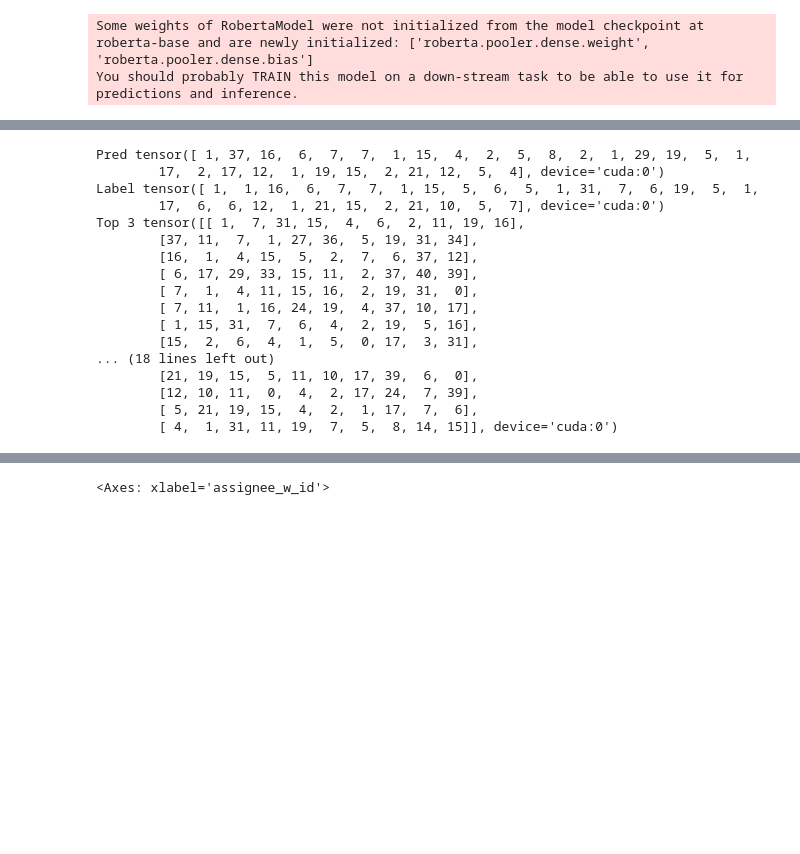
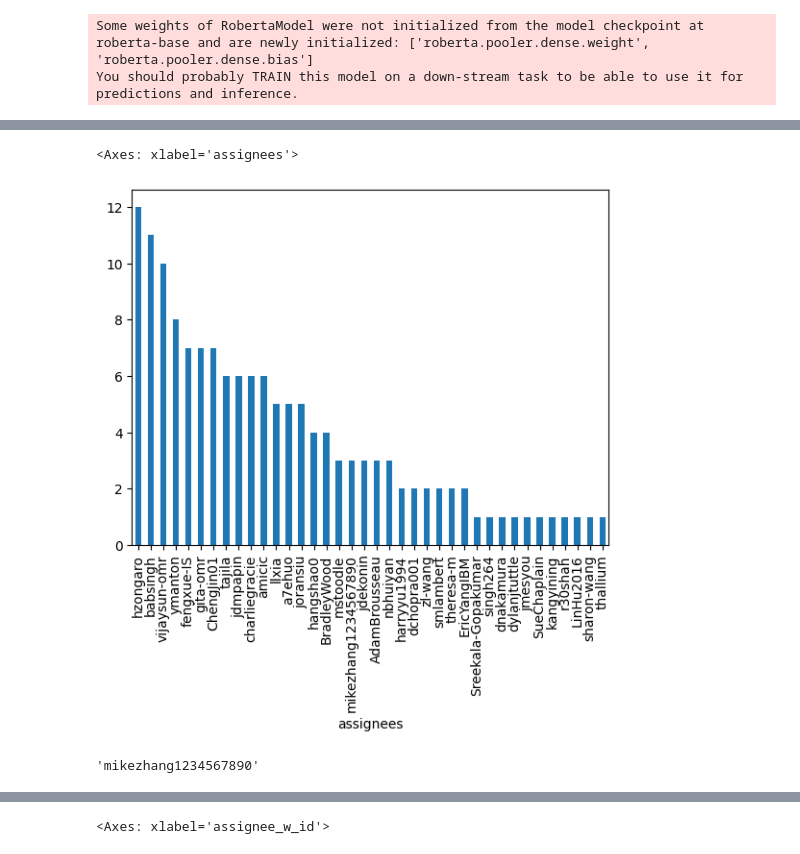
Before and after one commit to afifaniks/triagerX, a Jupyter notebook: notebook/train_lbtp.ipynb, the cells around one changed output, grey strips where cells are left out. Cells and saved outputs as stored; diff of their text form; code cells hidden in the pictures; blank space fills up the shorter version.

```diff
--- a/notebook/train_lbtp.ipynb
+++ b/notebook/train_lbtp.ipynb
@@ -41,8 +60,8 @@ np.random.seed(42)
 train_df, test_df = train_test_split(df, test_size=0.15, stratify=df["owner_id"])
 train_df, valid_df = train_test_split(train_df, test_size=0.2, stratify=train_df["owner_id"])
 
-train_df = train_df.fillna("")
-valid_df = valid_df.fillna("")
-test_df = test_df.fillna("")
+# train_df = train_df.fillna("")
+# valid_df = valid_df.fillna("")
+# test_df = test_df.fillna("")
 # %%
 assert len(train_df.owner_id.unique()) == len(train_df.owner_id.unique()) == len(valid_df.owner_id.unique())
@@ -264,39 +328,17 @@ with torch.no_grad():
         input_id = val_input["input_ids"].squeeze(1).to(device)
 
         output = model(input_id, mask)
+        output = torch.sum(torch.stack(output), 0)
         output = nn.Softmax(dim=1)(output)
         conf, classes = output.topk(10, dim=1)
 
-        print("Pred", output.argmax(dim=1))
-        print("Label", val_label.long())
-        print("Top 3", classes)
+        # print("Pred", output.argmax(dim=1))
+        # print("Label", val_label.long())
+        # print("Top 3", classes)
 
-        # batch_loss = criterion(output, val_label.long())
-        # total_loss_val += batch_loss.item()
-
-        # acc = (output.argmax(dim=1) == val_label).sum().item()
-
-        # all_preds.append(output.cpu().numpy())
-        # all_labels.append(val_label.cpu().numpy())
+        all_preds.extend(output.argmax(dim=1).cpu().numpy())
+        all_labels.extend(val_label.cpu().numpy())
 
         # total_acc_val += acc
 
-        break
+        # break
-# %% [output]
-Pred tensor([ 1, 37, 16,  6,  7,  7,  1, 15,  4,  2,  5,  8,  2,  1, 29, 19,  5,  1,
-        17,  2, 17, 12,  1, 19, 15,  2, 21, 12,  5,  4], device='cuda:0')
-Label tensor([ 1,  1, 16,  6,  7,  7,  1, 15,  5,  6,  5,  1, 31,  7,  6, 19,  5,  1,
-        17,  6,  6, 12,  1, 21, 15,  2, 21, 10,  5,  7], device='cuda:0')
-Top 3 tensor([[ 1,  7, 31, 15,  4,  6,  2, 11, 19, 16],
-        [37, 11,  7,  1, 27, 36,  5, 19, 31, 34],
-        [16,  1,  4, 15,  5,  2,  7,  6, 37, 12],
-        [ 6, 17, 29, 33, 15, 11,  2, 37, 40, 39],
-        [ 7,  1,  4, 11, 15, 16,  2, 19, 31,  0],
-        [ 7, 11,  1, 16, 24, 19,  4, 37, 10, 17],
-        [ 1, 15, 31,  7,  6,  4,  2, 19,  5, 16],
-        [15,  2,  6,  4,  1,  5,  0, 17,  3, 31],
-... (18 lines left out)
-        [21, 19, 15,  5, 11, 10, 17, 39,  6,  0],
-        [12, 10, 11,  0,  4,  2, 17, 24,  7, 39],
-        [ 5, 21, 19, 15,  4,  2,  1, 17,  7,  6],
-        [ 4,  1, 31, 11, 19,  7,  5,  8, 14, 15]], device='cuda:0')
@@ -302,0 +354,9 @@ Top 3 tensor([[ 1,  7, 31, 15,  4,  6,  2, 11, 19, 16],
+# %%
+test_df["assignees"].value_counts().plot(kind="bar")
+# %% [output]
+<Axes: xlabel='assignees'>
+[figure, added]
+# %%
+idx2label[20]
+# %% [output]
+'mikezhang1234567890'
```
Also changed, not shown: parts of 20 cells of this notebook, 17 other files.
